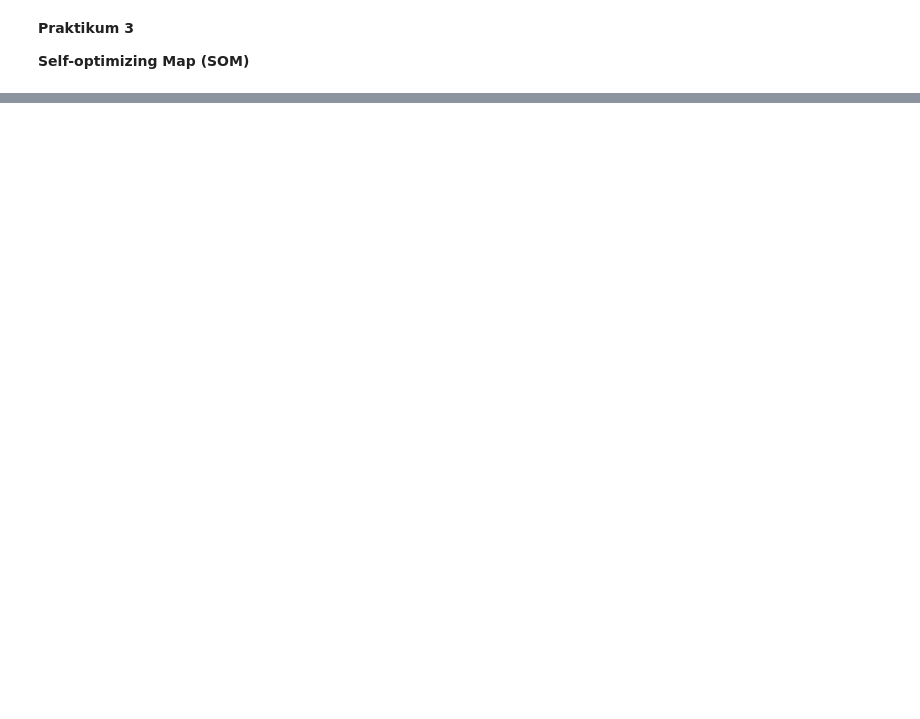
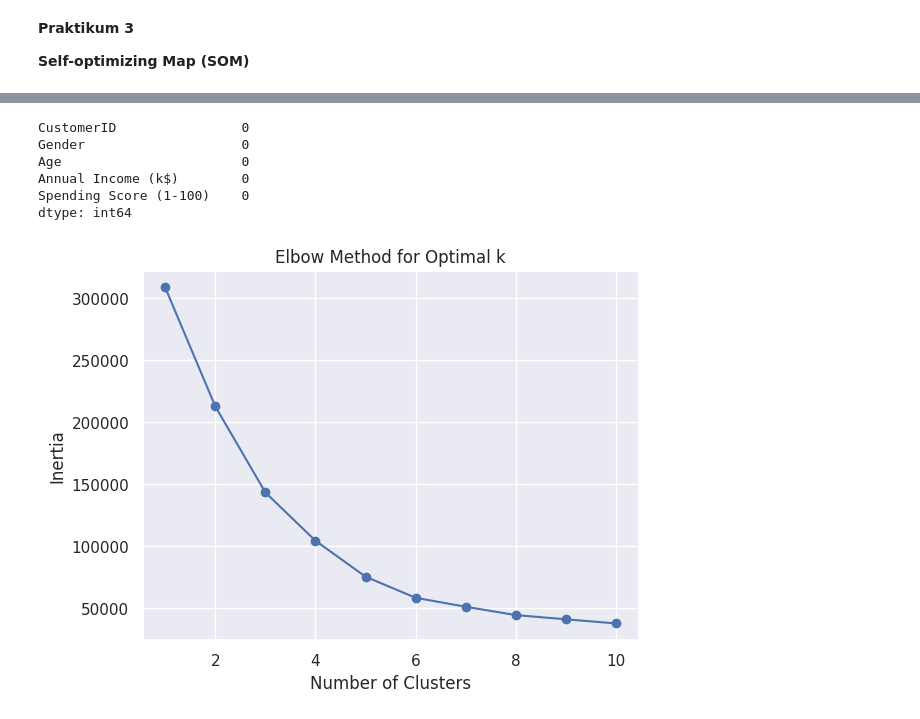
Before and after one commit to Farhanramazainn/FarhanR_MachLearn, a Jupyter notebook: FarhanR_MachLearn_Week7.ipynb, the cells around one changed output, grey strips where cells are left out. Drawn from its saved outputs; the diff is of its cells as text; code cells hidden in the pictures; blank space fills up the shorter version.

```diff
--- a/FarhanR_MachLearn_Week7.ipynb
+++ b/FarhanR_MachLearn_Week7.ipynb
@@ -331,0 +494,10 @@ def plot_pixels(data, title, colors=None, N=10000):
+# %%
+#Persiapan data
+import pandas as pd
+import numpy as np
+import matplotlib.pyplot as plt
+from sklearn.cluster import KMeans
+
+data = pd.read_csv('/content/drive/MyDrive/Mall_Customers.csv')
+
+data.head(10)
@@ -331,0 +516,30 @@ def plot_pixels(data, title, colors=None, N=10000):
+# %%
+data.isnull().sum()
+# %% [output]
+CustomerID                0
+Gender                    0
+Age                       0
+Annual Income (k$)        0
+Spending Score (1-100)    0
+dtype: int64
+# %%
+# Pilih fitur yang akan digunakan untuk clustering
+X = data[['Age', 'Annual Income (k$)', 'Spending Score (1-100)']]
+
+# Inisialisasi daftar inersia (inertia) yang akan digunakan untuk metode Elbow
+inertia = []
+
+# Mencoba nilai n_cluster dari 1 hingga 10
+for n_clusters in range(1, 11):
+    kmeans = KMeans(n_clusters=n_clusters, random_state=0, n_init=10)
+    kmeans.fit(X)
+    inertia.append(kmeans.inertia_)
+
+# Plot metode Elbow
+plt.plot(range(1, 11), inertia, marker='o')
+plt.xlabel('Number of Clusters')
+plt.ylabel('Inertia')
+plt.title('Elbow Method for Optimal k')
+plt.show()
+# %% [output]
+[figure, added]
```
Also changed, not shown: parts of 42 cells of this notebook.
